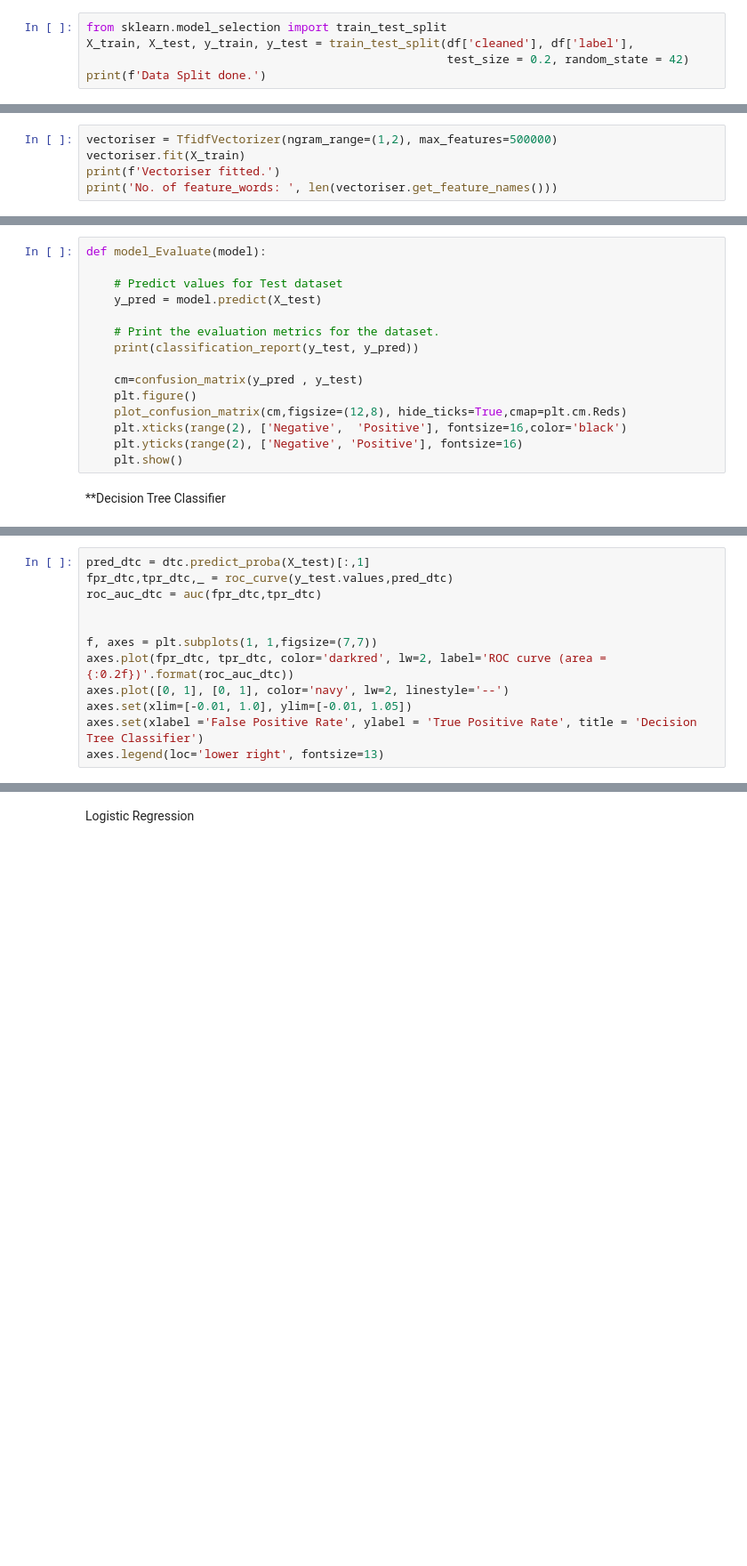
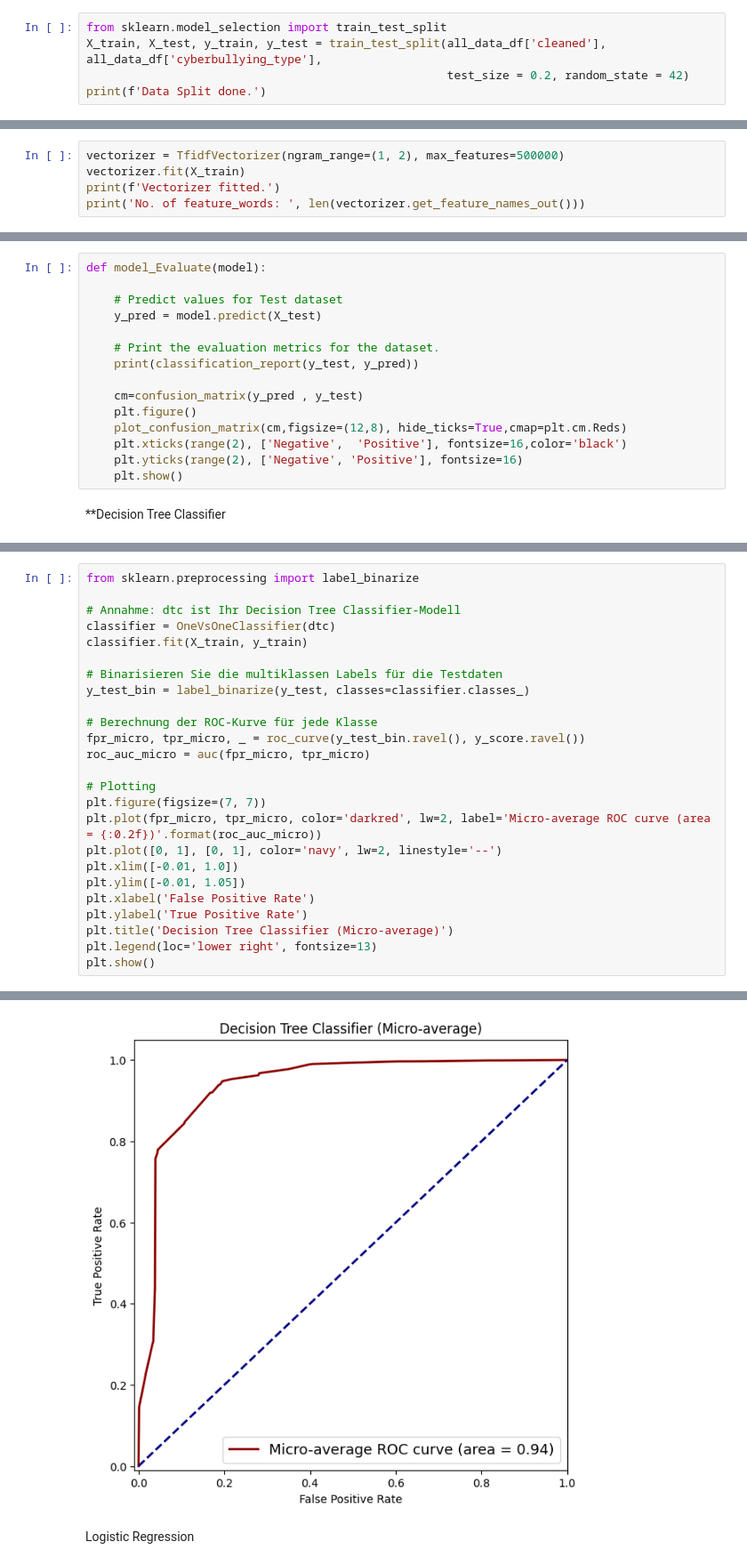
Before and after one commit to kollesal/hateSpeech, a Jupyter notebook: 04_Data Cleansing/01_data_prep.ipynb, the cells around one changed output, grey strips where cells are left out. Shown at 89% size. Cells and saved outputs as stored; diff of their text form; blank space fills up the shorter version.

Commit message:
Model comparison

```diff
--- a/04_Data Cleansing/01_data_prep.ipynb
+++ b/04_Data Cleansing/01_data_prep.ipynb
@@ -362,5 +365,5 @@ WARNING:tensorflow:Gradients do not exist for variables ['tf_bert_model/bert/poo
 # %%
 from sklearn.model_selection import train_test_split
-X_train, X_test, y_train, y_test = train_test_split(df['cleaned'], df['label'],
+X_train, X_test, y_train, y_test = train_test_split(all_data_df['cleaned'], all_data_df['cyberbullying_type'],
                                                     test_size = 0.2, random_state = 42)
 print(f'Data Split done.')
@@ -367,5 +372,5 @@ print(f'Data Split done.')
 # %%
-vectoriser = TfidfVectorizer(ngram_range=(1,2), max_features=500000)
-vectoriser.fit(X_train)
-print(f'Vectoriser fitted.')
-print('No. of feature_words: ', len(vectoriser.get_feature_names()))
+vectorizer = TfidfVectorizer(ngram_range=(1, 2), max_features=500000)
+vectorizer.fit(X_train)
+print(f'Vectorizer fitted.')
+print('No. of feature_words: ', len(vectorizer.get_feature_names_out()))
@@ -398,12 +440,26 @@ model_Evaluate(dtc)
 # %%
-pred_dtc = dtc.predict_proba(X_test)[:,1]
-fpr_dtc,tpr_dtc,_ = roc_curve(y_test.values,pred_dtc)
-roc_auc_dtc = auc(fpr_dtc,tpr_dtc)
+from sklearn.preprocessing import label_binarize
 
+# Annahme: dtc ist Ihr Decision Tree Classifier-Modell
+classifier = OneVsOneClassifier(dtc)
+classifier.fit(X_train, y_train)
 
-f, axes = plt.subplots(1, 1,figsize=(7,7))
-axes.plot(fpr_dtc, tpr_dtc, color='darkred', lw=2, label='ROC curve (area = {:0.2f})'.format(roc_auc_dtc))
-axes.plot([0, 1], [0, 1], color='navy', lw=2, linestyle='--')
-axes.set(xlim=[-0.01, 1.0], ylim=[-0.01, 1.05])
-axes.set(xlabel ='False Positive Rate', ylabel = 'True Positive Rate', title = 'Decision Tree Classifier')
-axes.legend(loc='lower right', fontsize=13)
+# Binarisieren Sie die multiklassen Labels für die Testdaten
+y_test_bin = label_binarize(y_test, classes=classifier.classes_)
+
+# Berechnung der ROC-Kurve für jede Klasse
+fpr_micro, tpr_micro, _ = roc_curve(y_test_bin.ravel(), y_score.ravel())
+roc_auc_micro = auc(fpr_micro, tpr_micro)
+
+# Plotting
+plt.figure(figsize=(7, 7))
+plt.plot(fpr_micro, tpr_micro, color='darkred', lw=2, label='Micro-average ROC curve (area = {:0.2f})'.format(roc_auc_micro))
+plt.plot([0, 1], [0, 1], color='navy', lw=2, linestyle='--')
+plt.xlim([-0.01, 1.0])
+plt.ylim([-0.01, 1.05])
+plt.xlabel('False Positive Rate')
+plt.ylabel('True Positive Rate')
+plt.title('Decision Tree Classifier (Micro-average)')
+plt.legend(loc='lower right', fontsize=13)
+plt.show()
+# %% [output]
@@ -410,3 +483,4 @@ axes.legend(loc='lower right', fontsize=13)
+[figure, added]
 # %% [markdown]
 Logistic Regression
 # %%
```
Also changed, not shown: parts of 27 cells of this notebook.
